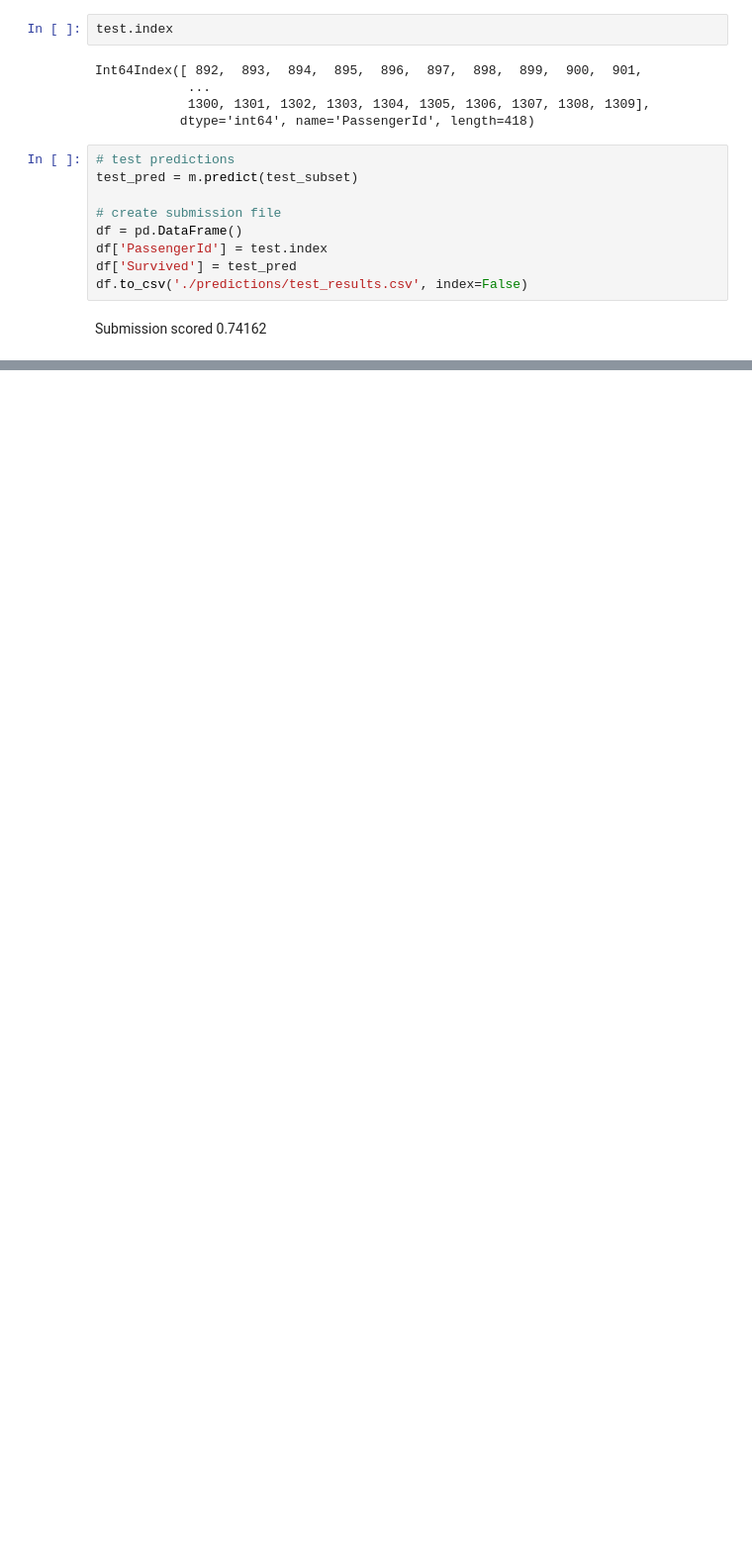
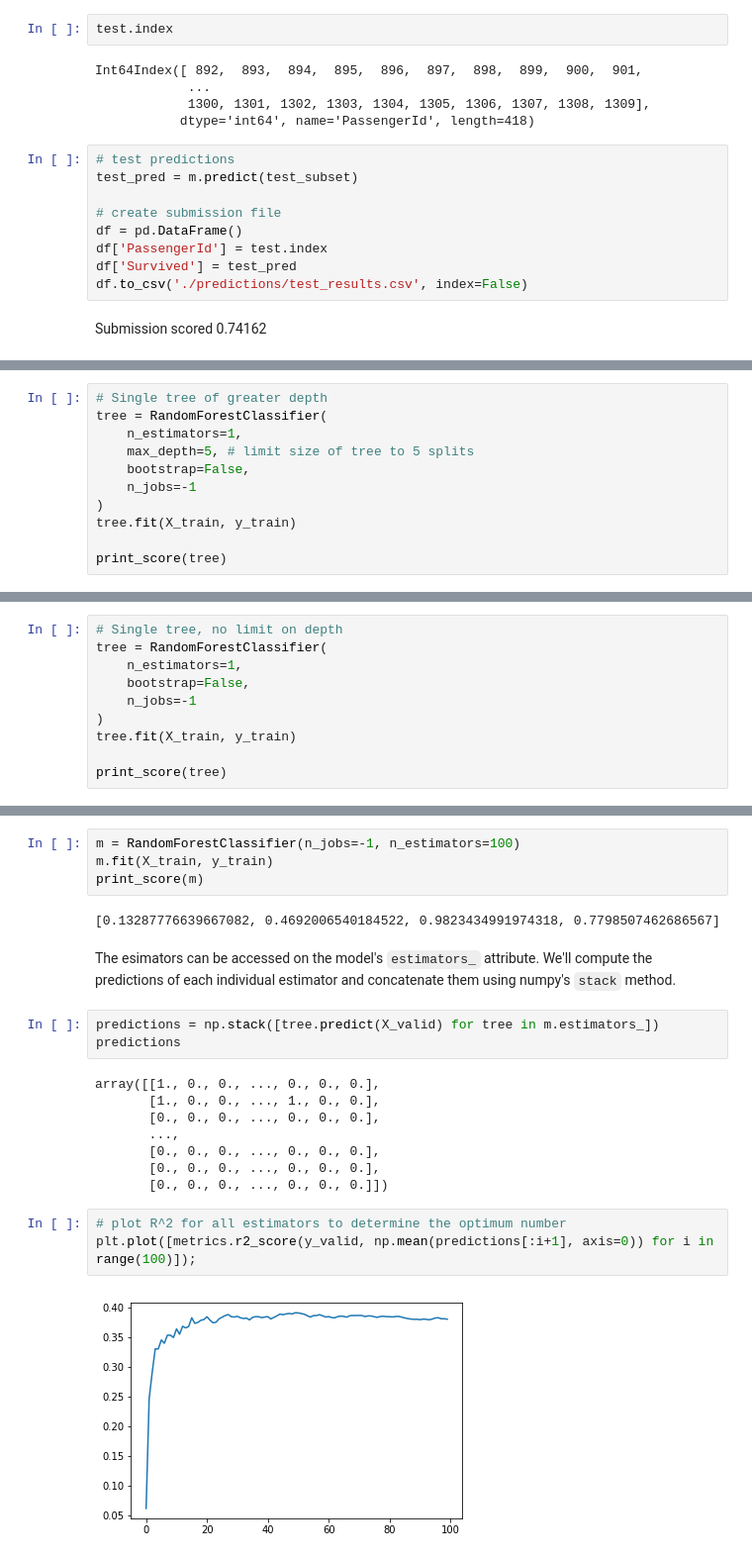
Before and after one commit to TheBoyMoe/DataScience-Repo, a Jupyter notebook: 09-machine-learning/11-fastai-machine-learning-for-coders/my_notebooks/01-kaggle-titanic-dataset.ipynb, the cells around one changed output, grey strips where cells are left out. Shown at 99% size. Cells and saved outputs as stored; diff of their text form; blank space fills up the shorter version.

```diff
--- a/09-machine-learning/11-fastai-machine-learning-for-coders/my_notebooks/01-kaggle-titanic-dataset.ipynb
+++ b/09-machine-learning/11-fastai-machine-learning-for-coders/my_notebooks/01-kaggle-titanic-dataset.ipynb
@@ -194,0 +264,11 @@ Submission scored 0.74162
+# %%
+# Single tree of greater depth
+tree = RandomForestClassifier(
+    n_estimators=1,
+    max_depth=5, # limit size of tree to 5 splits
+    bootstrap=False,
+    n_jobs=-1
+)
+tree.fit(X_train, y_train)
+
+print_score(tree)
@@ -194,0 +282,10 @@ Submission scored 0.74162
+# %%
+# Single tree, no limit on depth
+tree = RandomForestClassifier(
+    n_estimators=1,
+    bootstrap=False,
+    n_jobs=-1
+)
+tree.fit(X_train, y_train)
+
+print_score(tree)
@@ -194,0 +306,24 @@ Submission scored 0.74162
+# %%
+m = RandomForestClassifier(n_jobs=-1, n_estimators=100)
+m.fit(X_train, y_train)
+print_score(m)
+# %% [output]
+[0.13287776639667082, 0.4692006540184522, 0.9823434991974318, 0.7798507462686567]
+# %% [markdown]
+The esimators can be accessed on the model's `estimators_` attribute. We'll compute the predictions of each individual estimator and concatenate them using numpy's `stack` method.
+# %%
+predictions = np.stack([tree.predict(X_valid) for tree in m.estimators_])
+predictions
+# %% [output]
+array([[1., 0., 0., ..., 0., 0., 0.],
+       [1., 0., 0., ..., 1., 0., 0.],
+       [0., 0., 0., ..., 0., 0., 0.],
+       ...,
+       [0., 0., 0., ..., 0., 0., 0.],
+       [0., 0., 0., ..., 0., 0., 0.],
+       [0., 0., 0., ..., 0., 0., 0.]])
+# %%
+# plot R^2 for all estimators to determine the optimum number
+plt.plot([metrics.r2_score(y_valid, np.mean(predictions[:i+1], axis=0)) for i in range(100)]);
+# %% [output]
+[figure, added]
```
Also changed, not shown: parts of 19 cells of this notebook, 28 other files.
